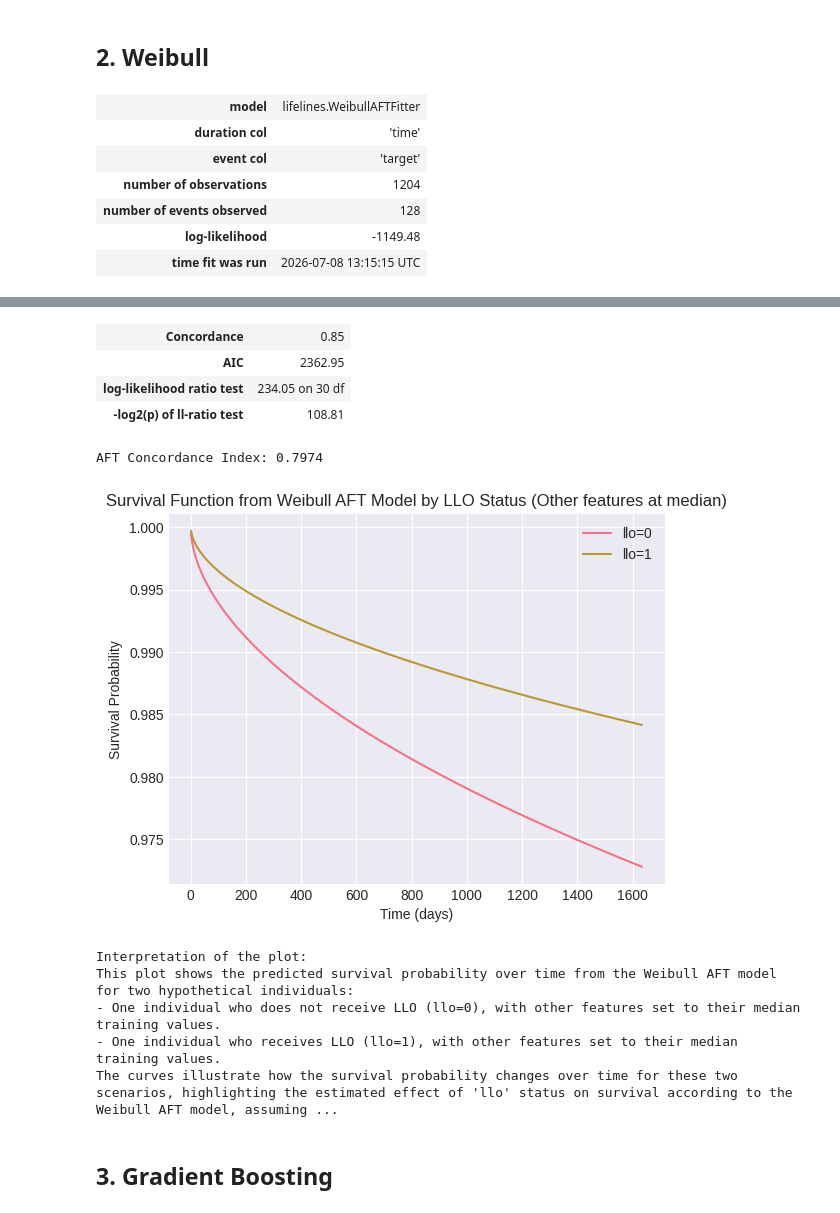
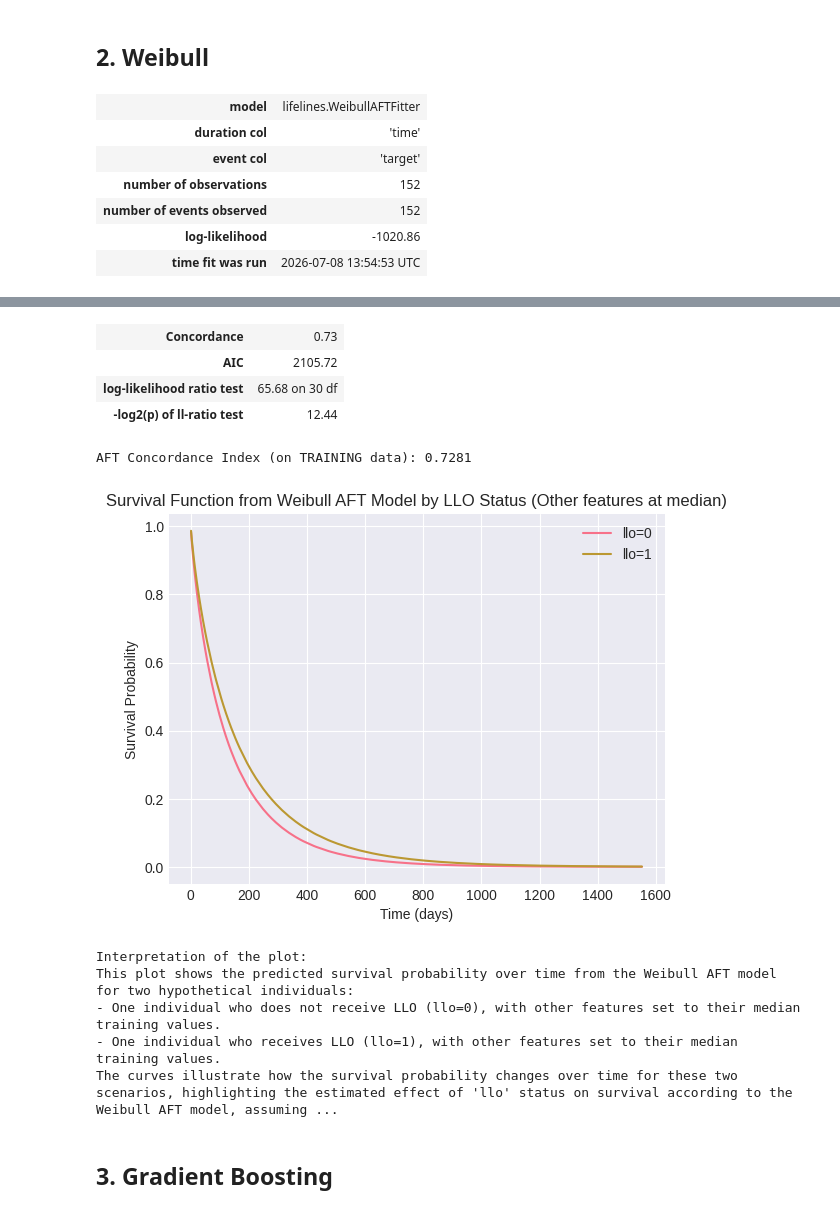
Before and after one commit to D2718281828nis/BioMedAI-Heart-Desease-LifeTime-Forecast, a Jupyter notebook: Survival-function-analysys.ipynb, the cells around one changed output, grey strips where cells are left out. Drawn from its saved outputs; the diff is of its cells as text; code cells hidden in the pictures.

Commit message:
working. Method comparison

```diff
--- a/Survival-function-analysys.ipynb
+++ b/Survival-function-analysys.ipynb
@@ -793,6 +817,18 @@ from lifelines import WeibullAFTFitter
 import matplotlib.pyplot as plt
 import numpy as np
 import pandas as pd
+
+cph_data_train_scaled = X_train_sc_df.copy()
+cph_data_train_scaled['time'] = y_train # y_train already has correct indices and duration values
+cph_data_train_scaled['target'] = df.loc[X_train.index, 'target'] # Get target for training indices
+
+
+X_test_sc_df = pd.DataFrame(X_test_sc, columns=original_gb_reg_features, index=X_test.index)
+cph_data_test_scaled = X_test_sc_df.copy()
+cph_data_test_scaled['time'] = y_test # y_test has correct indices and duration values
+cph_data_test_scaled['target'] = df.loc[X_test.index, 'target'] # Get target for test indices
+cph_data_test_scaled = cph_data_test_scaled.dropna()
+
 
 # Fit a Weibull AFT model
 aft = WeibullAFTFitter(alpha=0.05)
@@ -801,9 +837,9 @@ aft.fit(cph_data_train_scaled, duration_col='time', event_col='target')
 # Print summary
 aft.print_summary()
 
-# Evaluate Concordance Index
-c_index_aft = aft.score(cph_data_test_scaled, scoring_method="concordance_index")
-print(f"\nAFT Concordance Index: {c_index_aft:.4f}")
+# Evaluate Concordance Index on TRAINING data as the test set is fully censored.
+c_index_aft = aft.score(cph_data_train_scaled, scoring_method="concordance_index")
+print(f"\nAFT Concordance Index (on TRAINING data): {c_index_aft:.4f}")
 
 # --- Plot Survival Functions ---
 # Create two hypothetical individuals for prediction:
@@ -844,8 +880,8 @@ print("The curves illustrate how the survival probability changes over time for
 | model | lifelines.WeibullAFTFitter |
 | duration col | 'time' |
 | event col | 'target' |
-| number of observations | 1204 |
-| number of events observed | 128 |
-| log-likelihood | -1149.48 |
-| time fit was run | 2026-07-08 13:15:15 UTC |
+| number of observations | 152 |
+| number of events observed | 152 |
+| log-likelihood | -1020.86 |
+| time fit was run | 2026-07-08 13:54:53 UTC |
 |  |  | coef | exp(coef) | se(coef) | coef lower 95% | coef upper 95% | exp(coef) lower 95% | ... |
@@ -868,9 +904,9 @@ print("The curves illustrate how the survival probability changes over time for
-| Concordance | 0.85 |
-| AIC | 2362.95 |
-| log-likelihood ratio test | 234.05 on 30 df |
-| -log2(p) of ll-ratio test | 108.81 |
+| Concordance | 0.73 |
+| AIC | 2105.72 |
+| log-likelihood ratio test | 65.68 on 30 df |
+| -log2(p) of ll-ratio test | 12.44 |
-AFT Concordance Index: 0.7974
+AFT Concordance Index (on TRAINING data): 0.7281
-[figure, old version]
+[figure, new version]
 Interpretation of the plot:
 This plot shows the predicted survival probability over time from the Weibull AFT model for two hypothetical individuals:
 - One individual who does not receive LLO (llo=0), with other features set to their median training values.
```
Also changed, not shown: parts of 22 cells of this notebook.
